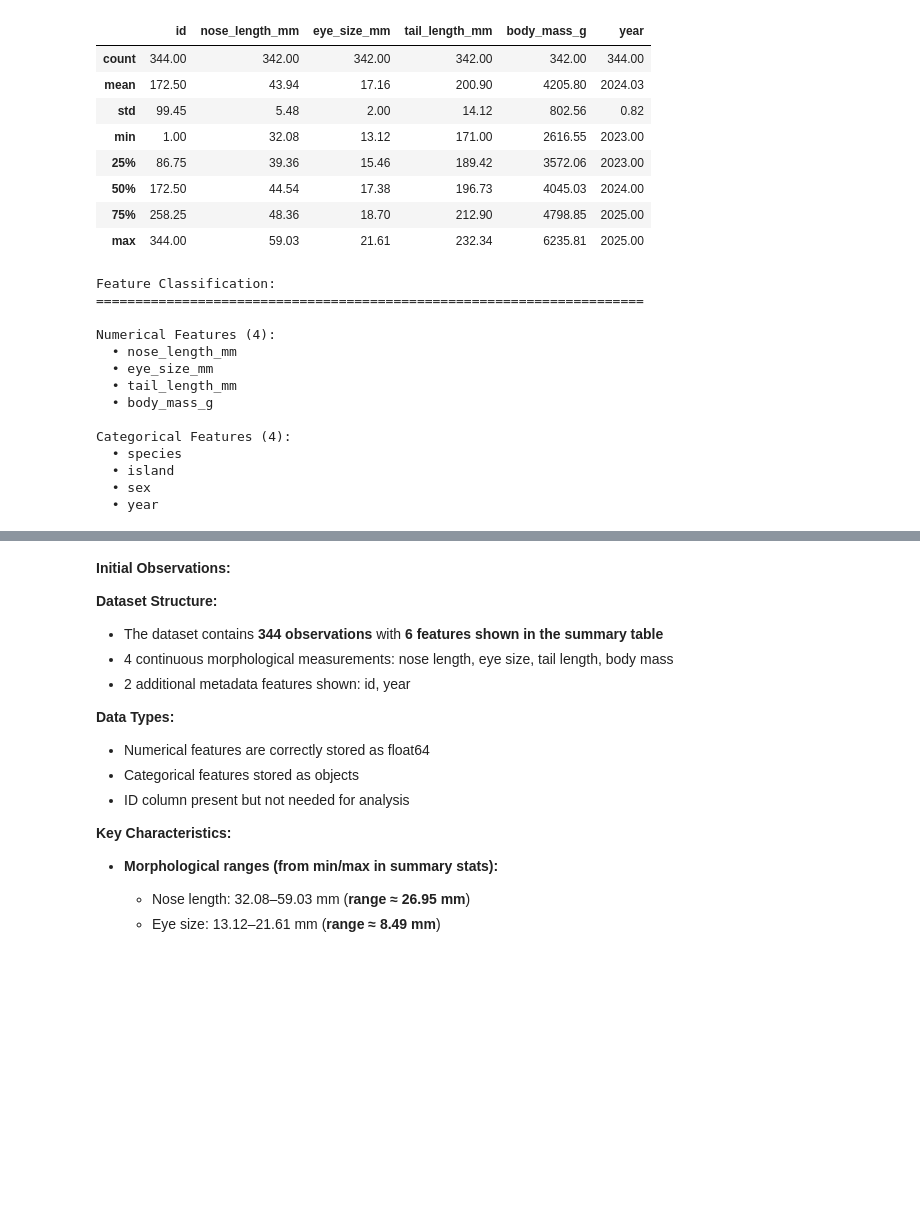
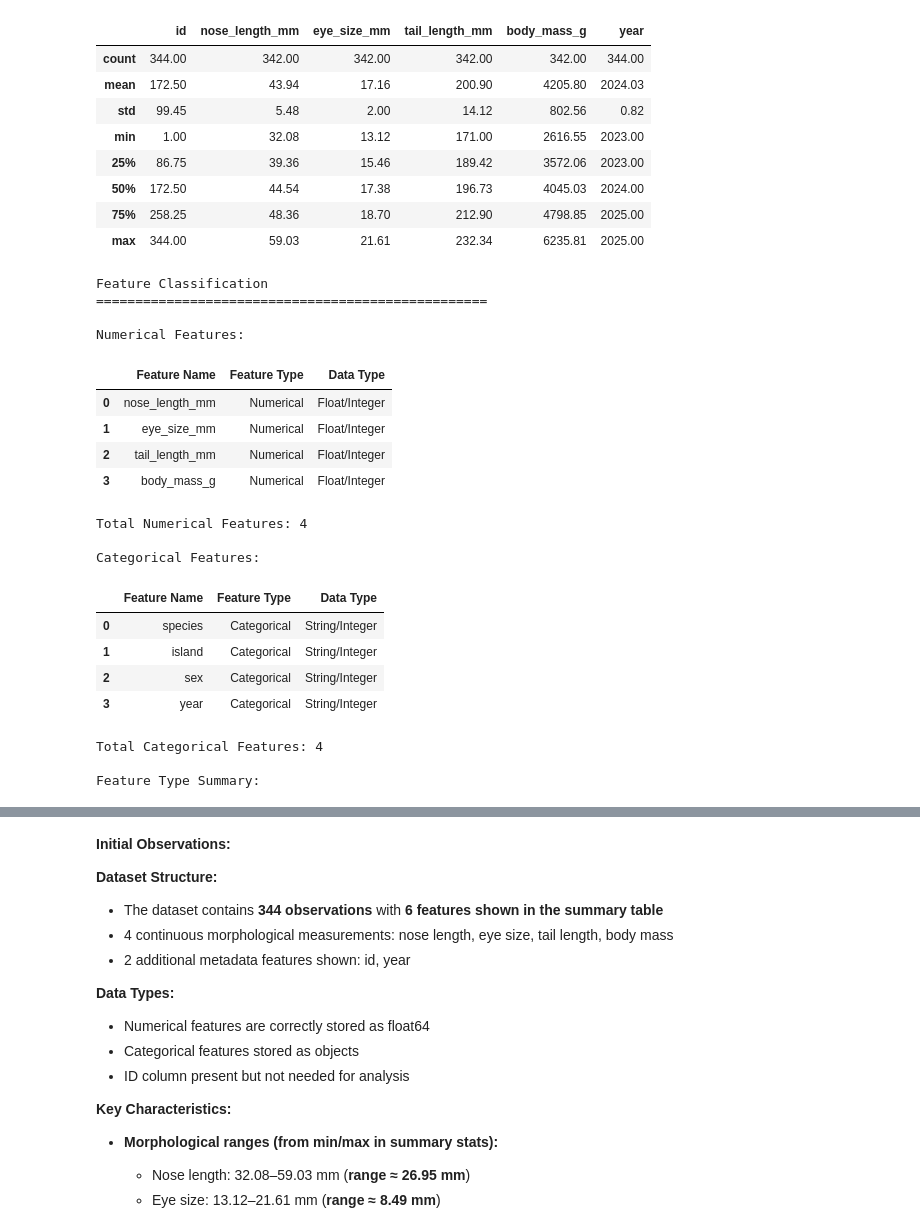
Before and after one commit to naykakashima/haggis-ml-analysis, a Jupyter notebook: scottish-haggis-analysis.ipynb, the cells around one changed output, grey strips where cells are left out. Saved outputs shown, nothing was run; the diff lists cells and outputs as text; code cells hidden in the pictures; blank space fills up the shorter version.

```diff
--- a/scottish-haggis-analysis.ipynb
+++ b/scottish-haggis-analysis.ipynb
@@ -210,31 +212,66 @@ Summary Statistics for Numerical Features:
 | 75% | 258.25 | 48.36 | 18.70 | 212.90 | 4798.85 | 2025.00 |
 | max | 344.00 | 59.03 | 21.61 | 232.34 | 6235.81 | 2025.00 |
 # %%
+import pandas as pd
+
 # Identify feature types
 numeric_features = ['nose_length_mm', 'eye_size_mm', 'tail_length_mm', 'body_mass_g']
 categorical_features = ['species', 'island', 'sex', 'year']
 
-print("Feature Classification:")
-print("="*70)
-print(f"\nNumerical Features ({len(numeric_features)}):")
-for feat in numeric_features:
-    print(f"  • {feat}")
+print("Feature Classification")
+print("=" * 50)
 
-print(f"\nCategorical Features ({len(categorical_features)}):")
-for feat in categorical_features:
-    print(f"  • {feat}")
+# Create tables for numerical features
+print("\nNumerical Features:")
+numeric_df = pd.DataFrame({
+    'Feature Name': numeric_features,
+    'Feature Type': 'Numerical',
+    'Data Type': 'Float/Integer',
+    'Count': len(numeric_features)
+})
+# Remove duplicate count column for each row
+display(numeric_df[['Feature Name', 'Feature Type', 'Data Type']])
+
+print(f"Total Numerical Features: {len(numeric_features)}")
+
+# Create tables for categorical features
+print("\nCategorical Features:")
+categorical_df = pd.DataFrame({
+    'Feature Name': categorical_features,
+    'Feature Type': 'Categorical',
+    'Data Type': 'String/Integer',
+    'Count': len(categorical_features)
+})
+display(categorical_df[['Feature Name', 'Feature Type', 'Data Type']])
+
+print(f"Total Categorical Features: {len(categorical_features)}")
+
+# Summary table
+print("\nFeature Type Summary:")
+summary_df = pd.DataFrame({
+    'Feature Type': ['Numerical', 'Categorical', 'Total'],
+    'Count': [len(numeric_features), len(categorical_features),
+              len(numeric_features) + len(categorical_features)]
+})
+display(summary_df)
 # %% [output]
-Feature Classification:
-======================================================================
+Feature Classification
+==================================================
 
-Numerical Features (4):
-  • nose_length_mm
-  • eye_size_mm
-  • tail_length_mm
-  • body_mass_g
-
-Categorical Features (4):
-  • species
-  • island
-  • sex
-  • year
+Numerical Features:
+|  | Feature Name | Feature Type | Data Type |
+| 0 | nose_length_mm | Numerical | Float/Integer |
+| 1 | eye_size_mm | Numerical | Float/Integer |
+| 2 | tail_length_mm | Numerical | Float/Integer |
+| 3 | body_mass_g | Numerical | Float/Integer |
+Total Numerical Features: 4
+
+Categorical Features:
+|  | Feature Name | Feature Type | Data Type |
+| 0 | species | Categorical | String/Integer |
+| 1 | island | Categorical | String/Integer |
+| 2 | sex | Categorical | String/Integer |
+| 3 | year | Categorical | String/Integer |
+Total Categorical Features: 4
+
+Feature Type Summary:
```
Also changed, not shown: parts of 8 cells of this notebook.
